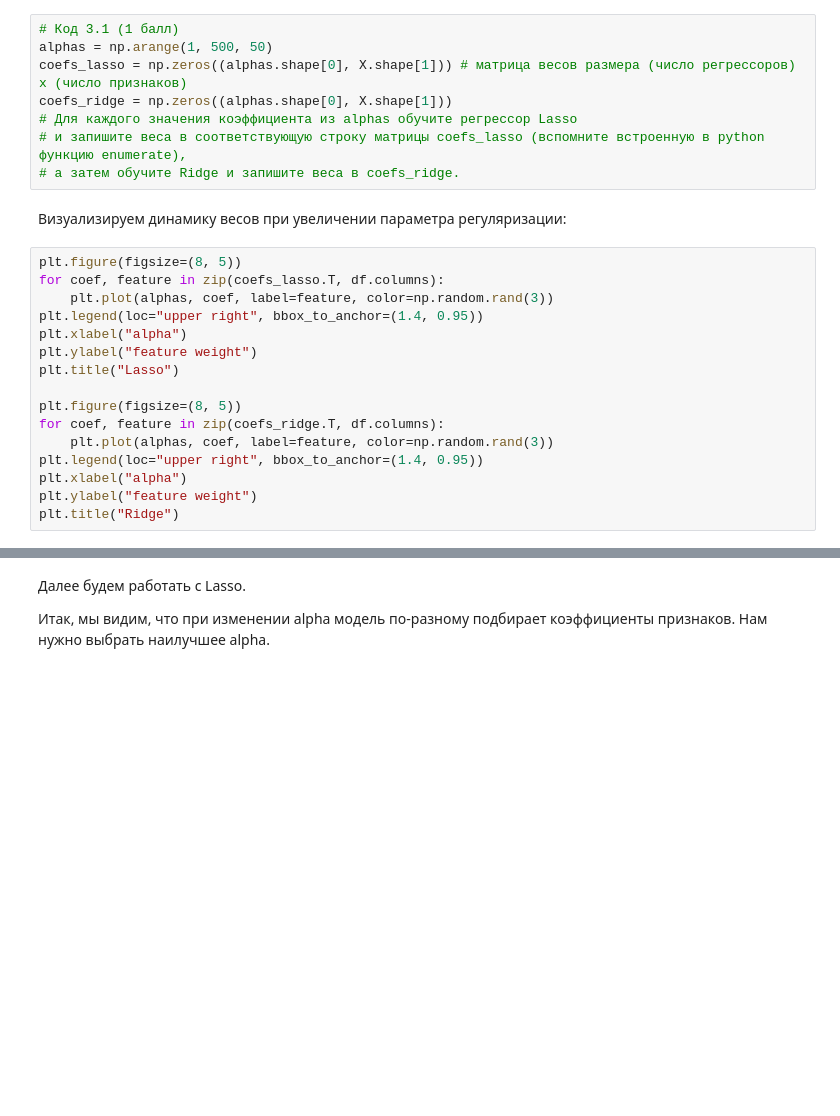
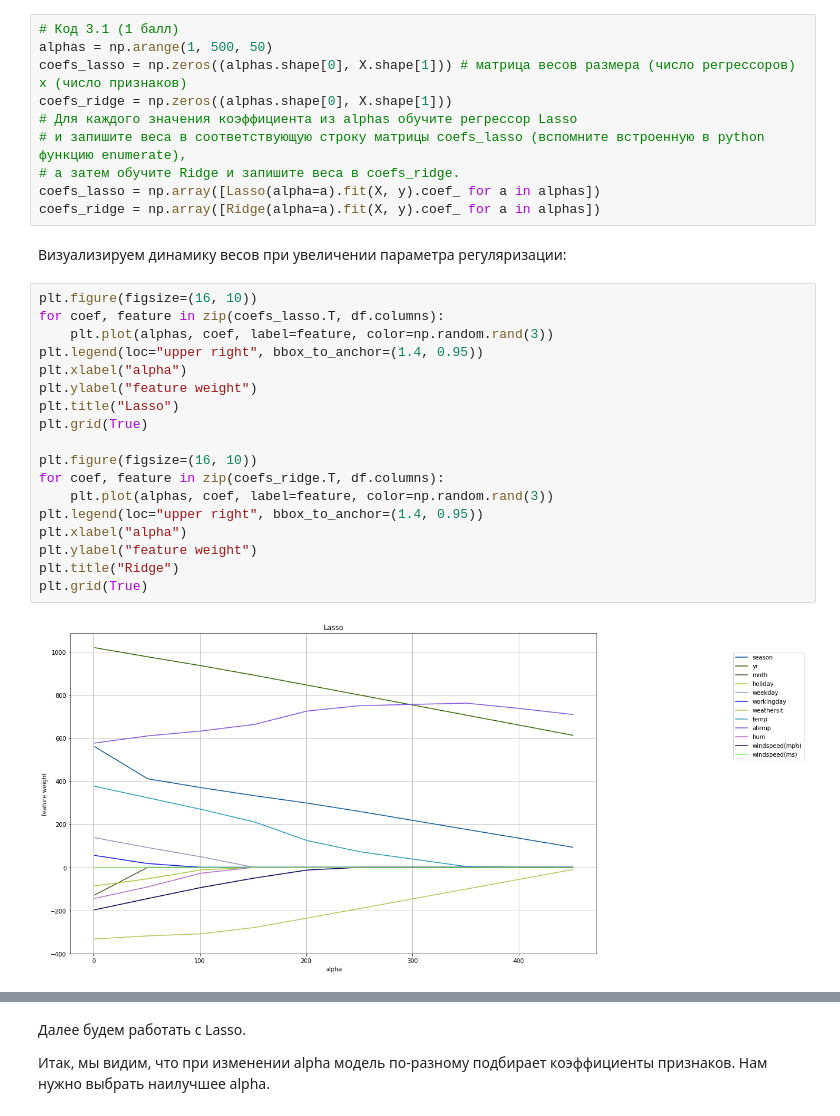
Before and after one commit to dpustovarov/machine-learning-data-analysis, a Jupyter notebook: 2-supervised-learning/week-2/OverfittingTask.ipynb, the cells around one changed output, grey strips where cells are left out. Cells and saved outputs as stored; diff of their text form; blank space fills up the shorter version.

```diff
--- a/2-supervised-learning/week-2/OverfittingTask.ipynb
+++ b/2-supervised-learning/week-2/OverfittingTask.ipynb
@@ -143,21 +247,27 @@ coefs_ridge = np.zeros((alphas.shape[0], X.shape[1]))
 # Для каждого значения коэффициента из alphas обучите регрессор Lasso
 # и запишите веса в соответствующую строку матрицы coefs_lasso (вспомните встроенную в python функцию enumerate),
 # а затем обучите Ridge и запишите веса в coefs_ridge.
+coefs_lasso = np.array([Lasso(alpha=a).fit(X, y).coef_ for a in alphas])
+coefs_ridge = np.array([Ridge(alpha=a).fit(X, y).coef_ for a in alphas])
 # %% [markdown]
 Визуализируем динамику весов при увеличении параметра регуляризации:
 # %%
-plt.figure(figsize=(8, 5))
+plt.figure(figsize=(16, 10))
 for coef, feature in zip(coefs_lasso.T, df.columns):
     plt.plot(alphas, coef, label=feature, color=np.random.rand(3))
 plt.legend(loc="upper right", bbox_to_anchor=(1.4, 0.95))
 plt.xlabel("alpha")
 plt.ylabel("feature weight")
 plt.title("Lasso")
+plt.grid(True)
 
-plt.figure(figsize=(8, 5))
+plt.figure(figsize=(16, 10))
 for coef, feature in zip(coefs_ridge.T, df.columns):
     plt.plot(alphas, coef, label=feature, color=np.random.rand(3))
 plt.legend(loc="upper right", bbox_to_anchor=(1.4, 0.95))
 plt.xlabel("alpha")
 plt.ylabel("feature weight")
 plt.title("Ridge")
+plt.grid(True)
+# %% [output]
+[figure, added]
```
Also changed, not shown: parts of 14 cells of this notebook.
